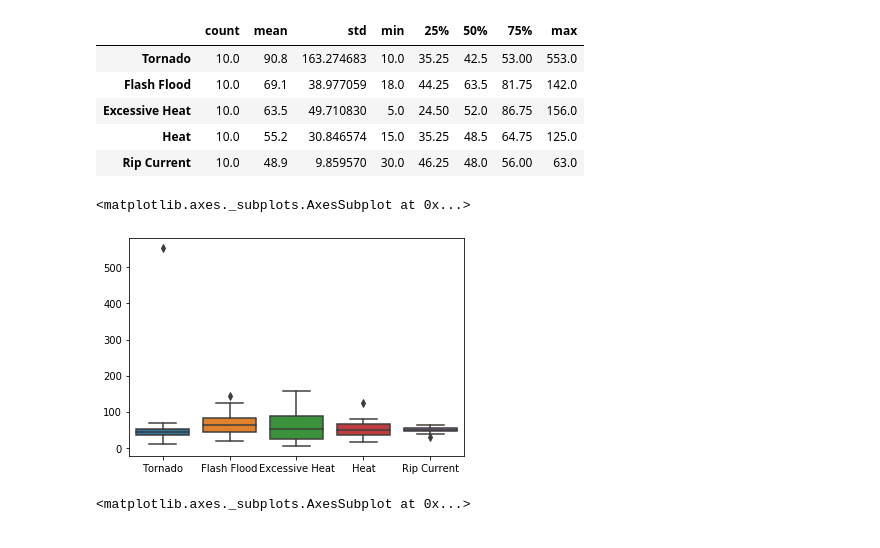
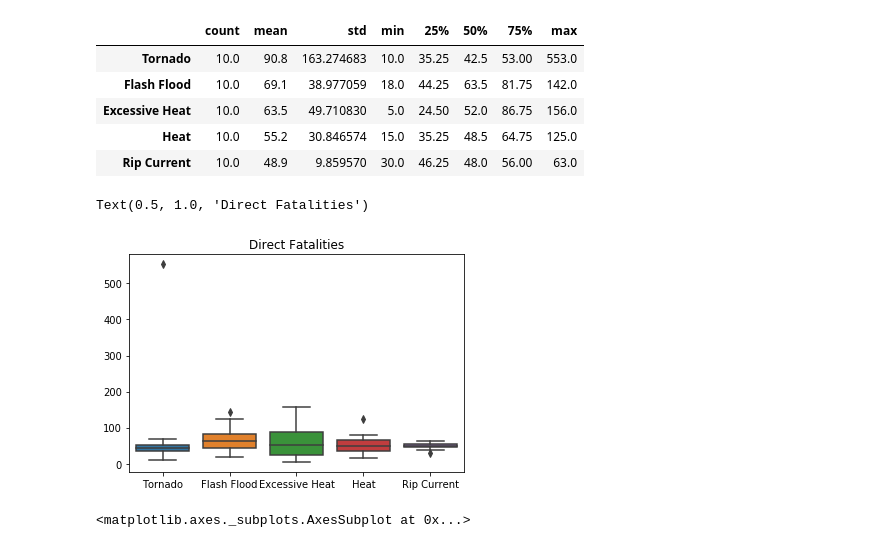
Before and after one commit to alwz1/storm-events, a Jupyter notebook: storm_events.ipynb, the cells around one changed output. Saved outputs shown, nothing was run; the diff lists cells and outputs as text; code cells hidden in the pictures.

```diff
--- a/storm_events.ipynb
+++ b/storm_events.ipynb
@@ -217,10 +255,10 @@ df_yearly_deaths.describe().transpose()
 | Heat | 10.0 | 55.2 | 30.846574 | 15.0 | 35.25 | 48.5 | 64.75 | 125.0 |
 | Rip Current | 10.0 | 48.9 | 9.859570 | 30.0 | 46.25 | 48.0 | 56.00 | 63.0 |
 # %%
-sns.boxplot(data = df_yearly_deaths)
+sns.boxplot(data = df_yearly_deaths).set_title('Direct Fatalities')
 # %% [output]
-<matplotlib.axes._subplots.AxesSubplot at 0x...>
+Text(0.5, 1.0, 'Direct Fatalities')
-[figure, old version]
+[figure, new version]
 # %%
 df_yearly_deaths.plot(kind = 'bar',
                       stacked = True,
```
Also changed, not shown: parts of 11 cells of this notebook.
